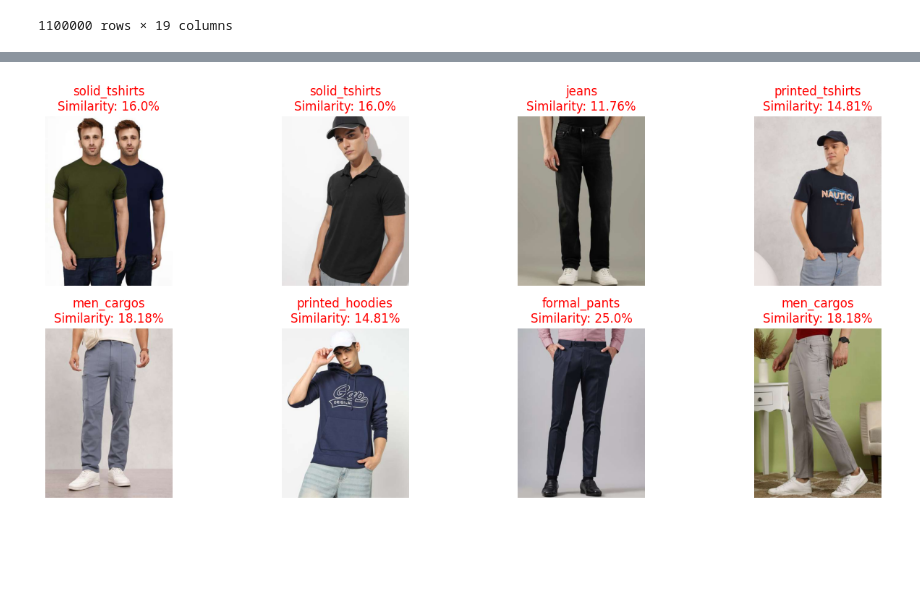
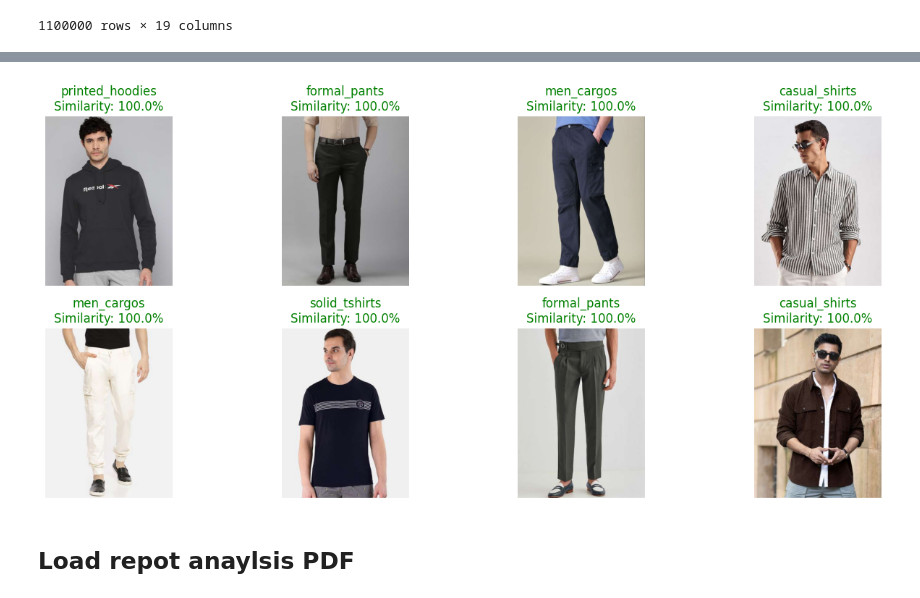
Before and after one commit to Mipjeiger/Fashion-recommendation-RAG-Finetuing-LLM-ML-Engineer-end-to-end, a Jupyter notebook: pipelines/ai_engineer/LLM/llm_integration.ipynb, the cells around one changed output, grey strips where cells are left out. Saved outputs shown, nothing was run; the diff lists cells and outputs as text; code cells hidden in the pictures; blank space fills up the shorter version.

```diff
--- a/pipelines/ai_engineer/LLM/llm_integration.ipynb
+++ b/pipelines/ai_engineer/LLM/llm_integration.ipynb
@@ -709,33 +444,39 @@ Subcategory : formal_pants
 # %%
-# Compute similarity scores % per row
+from difflib import SequenceMatcher
+from pathlib import Path
+
+# ── Fix: compare folder name vs subcategory (correct logic) ──
 df_merged['similarity'] = df_merged.apply(
     lambda row: round(
         SequenceMatcher(None,
-            os.path.basename(str(row['image_path'])),
-            str(row['subcategory'])
+            Path(str(row['image_path'])).parent.name,  # ✅ folder = subcategory name
+            str(row['subcategory'])                    # ✅ subcategory column
         ).ratio() * 100, 2
     ), axis=1
 )
 
 # Show random images from dataframe
 def show_random_images_from_df_merged(df_merged, n=8, cols=4, figsize=(14, 6)):
     selected = df_merged.dropna(subset=['image_path']).sample(n)
-    rows = (n + cols - 1) // cols
+    rows_grid = (n + cols - 1) // cols
 
     plt.figure(figsize=figsize)
 
     for i, (_, row) in enumerate(selected.iterrows()):
-        sim = row['similarity']
+        sim   = row['similarity']
         color = 'green' if sim >= 70 else 'orange' if sim >= 40 else 'red'
-        plt.subplot(rows, cols, i + 1)
+
+        plt.subplot(rows_grid, cols, i + 1)
         plt.imshow(Image.open(row['image_path']))
         plt.title(f"{row['subcategory']}\nSimilarity: {sim}%", color=color, fontsize=12)
         plt.axis("off")
 
     plt.tight_layout()
     plt.show()
 
-# Usage call to display random images from merged dataframe
+
 show_random_images_from_df_merged(df_merged, n=8)
 # %% [output]
-[figure, old version]
+[figure, new version]
+# %% [markdown]
+## Load repot anaylsis PDF
```
Also changed, not shown: parts of 24 cells of this notebook, 2 other files.
